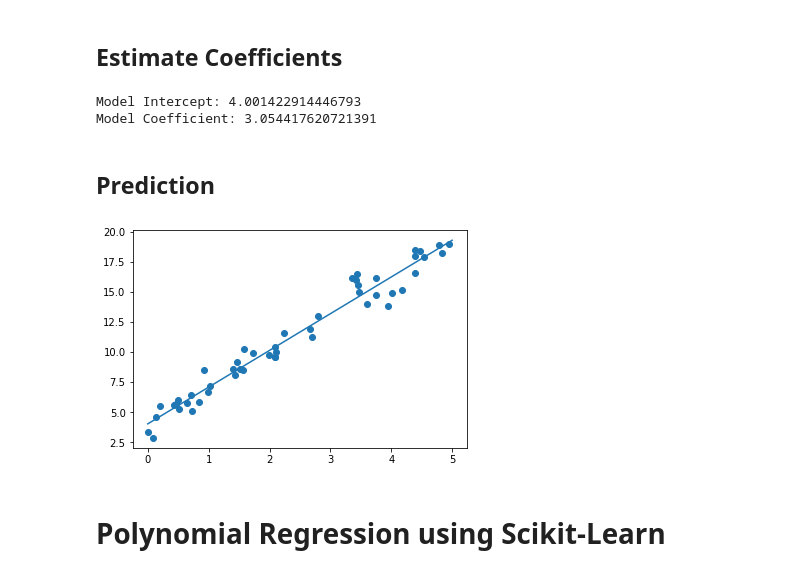
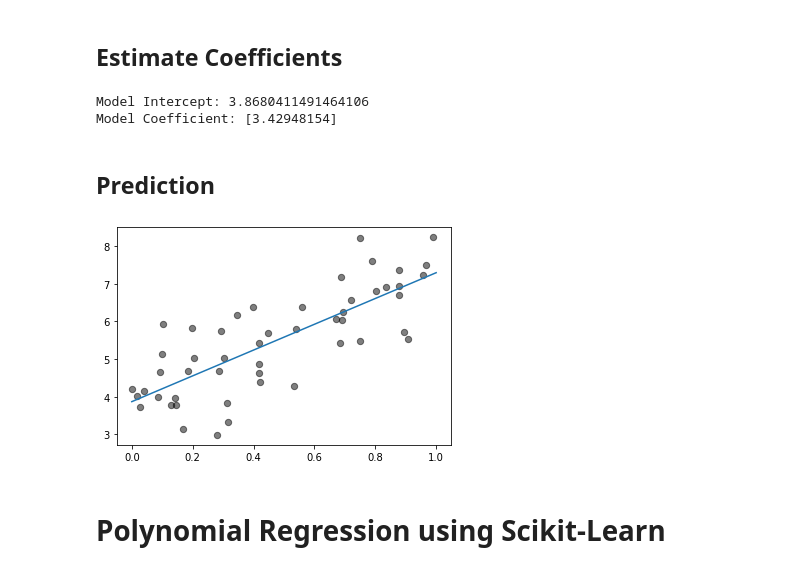
Before and after one commit to jaswanttaur/Learn-Python, a Jupyter notebook: TEQIP_III_Linear_Regression_Lab.ipynb, the cells around one changed output. Cells and saved outputs as stored; diff of their text form; code cells hidden in the pictures.

```diff
--- a/TEQIP_III_Linear_Regression_Lab.ipynb
+++ b/TEQIP_III_Linear_Regression_Lab.ipynb
@@ -13,12 +13,9 @@ import numpy as np
 ## Create Dataset (y = 3x + 4 + noise)
 # %%
 #initialize random generator with any seed value (for reproducibility)
-rng = np.random.RandomState(seed=1)
+np.random.seed(1)
 
 #generate 50 random samples from uniform distribution over [0,1]
-x = rng.rand(50)
-
-#scale the dataset between 0 to 5
-x = x * 5
+x = np.random.rand(50)
 # %%
 #print shape of x
@@ -27,0 +38,3 @@ x.shape
+# %%
+noise = np.random.randn(50)
+plt.hist(noise)
@@ -65,23 +96,23 @@ LinearRegression(copy_X=True, fit_intercept=True, n_jobs=None, normalize=False)
 print("Model Intercept:", model.intercept_)
 
 #print estimated coefficients
-print("Model Coefficient:", model.coef_[0])
+print("Model Coefficient:", model.coef_)
 # %% [output]
-Model Intercept: 4.001422914446793
-Model Coefficient: 3.054417620721391
+Model Intercept: 3.8680411491464106
+Model Coefficient: [3.42948154]
 # %% [markdown]
 ## Prediction
 # %%
 #create a line containing 50 evenly spaced numbers between 0 to 5
-xfit = np.linspace(0, 5, 50)
+xfit = np.linspace(0, 1, 100)
 
 # Estimate the line using predict function of model
-yfit = model.predict(xfit.reshape(50,1))
+yfit = model.predict(xfit.reshape(100,1))
 
 # Plot dataset and the estimated line
-plt.scatter(x, y)
+plt.scatter(x, y,color='k',s=40,alpha=0.5)
 plt.plot(xfit, yfit);
 # %% [output]
-[figure, old version]
+[figure, new version]
 # %% [markdown]
 # Polynomial Regression using Scikit-Learn
```
Also changed, not shown: parts of 12 cells of this notebook.
